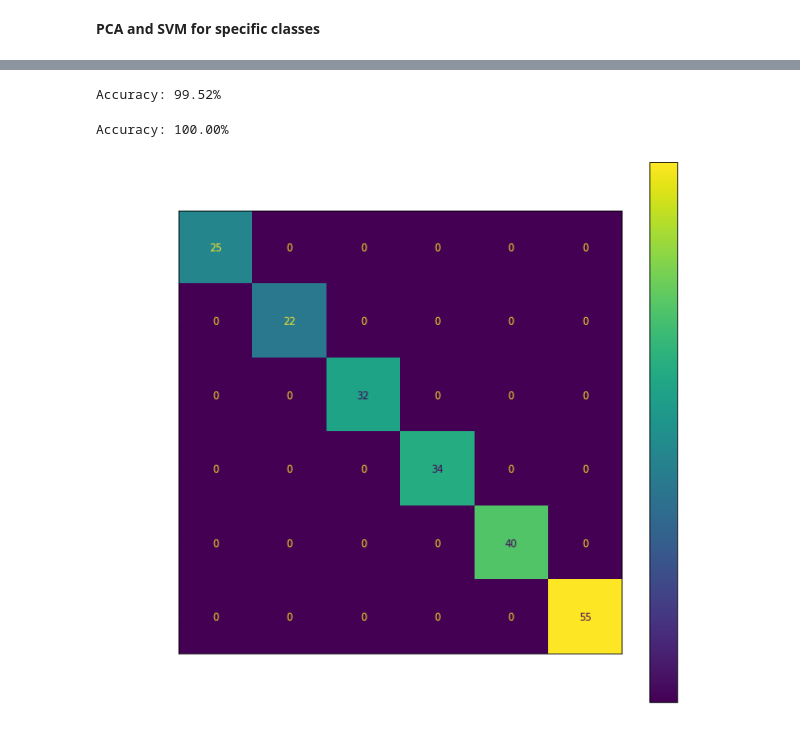
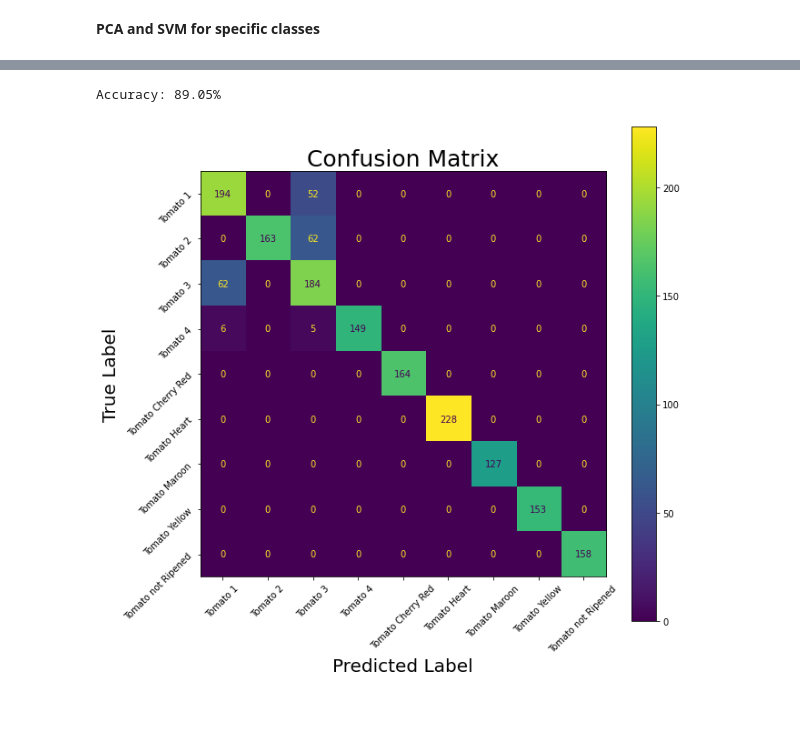
Before and after one commit to acuiram/pca-svm-classifier, a Jupyter notebook: classification-using-pca-and-svm.ipynb, the cells around one changed output, grey strips where cells are left out. Drawn from its saved outputs; the diff is of its cells as text; code cells hidden in the pictures.

Commit message:
Kaggle Notebook | Classification using PCA and SVM | Version 2

```diff
--- a/classification-using-pca-and-svm.ipynb
+++ b/classification-using-pca-and-svm.ipynb
@@ -86,7 +86,7 @@ def load_some_images(pathName, fruitList):
     return images, labels
 # %%
 ####### Set the path for the dataset #######
-# train_path = '/kaggle/input/fruits/fruits-360_dataset/fruits-360/Training'
+train_path = '/kaggle/input/fruits/fruits-360_dataset/fruits-360/Training/'
 test_path = '/kaggle/input/fruits/fruits-360_dataset/fruits-360/Test/'
 # %%
 ####### Load the dataset #######
@@ -208,0 +167,17 @@ print(selected_labels.shape)
+# %%
+####### Select some fruits to create a confusion matrix #######
+fruitList = ['Tomato 1', 'Tomato 2', 'Tomato 3', 'Tomato 4', 'Tomato Cherry Red',
+            'Tomato Heart', 'Tomato Maroon', 'Tomato Yellow', 'Tomato not Ripened']
+selected_train, label_train = load_some_images(train_path, fruitList)
+selected_test, label_test = load_some_images(test_path, fruitList)
+
+selected_train = np.array(selected_train)
+label_train = np.array(label_train)
+
+selected_test = np.array(selected_test)
+label_test = np.array(label_test)
+
+print(selected_train.shape)
+print(label_train.shape)
+print(selected_test.shape)
+print(label_test.shape)
@@ -212,5 +192,5 @@ X_train_selected, X_test_selected, y_train_selected, y_test_selected = train_tes
 # %%
 ####### Apply PCA on both the training and test set #######
 pca = PCA(n_components=5)
-X_train_pca = pca.fit_transform(X_train_selected)
-X_test_pca = pca.transform(X_test_selected)
+X_train_pca = pca.fit_transform(selected_train)
+X_test_pca = pca.transform(selected_test)
@@ -217,38 +219,36 @@ X_test_pca = pca.transform(X_test_selected)
 # %%
-####### Apply SVM without PCA #######
-svm = SVC(gamma='auto', kernel='rbf', probability=True)
-svm.fit(X_train_selected, y_train_selected)
-y_pred = svm.predict(X_test_selected)
+# ####### Apply SVM without PCA #######
+# svm = SVC(gamma='auto', kernel='rbf', probability=True)
+# svm.fit(X_train_selected, y_train_selected)
+# y_pred = svm.predict(X_test_selected)
 
-#Evaluation
-precision = metrics.accuracy_score(y_pred, y_test_selected) * 100
-print("Accuracy: {0:.2f}%".format(precision))
+# #Evaluation
+# precision = metrics.accuracy_score(y_pred, y_test_selected) * 100
+# print("Accuracy: {0:.2f}%".format(precision))
-# %% [output]
-Accuracy: 99.52%
 # %%
 ####### Apply SVM with PCA #######
-svm = SVC(gamma='auto', kernel='rbf', probability=True)
-svm.fit(X_train_pca, y_train_selected)
+svm = SVC(gamma='auto', kernel='linear', probability=True)
+svm.fit(X_train_pca, label_train)
 y_pred = svm.predict(X_test_pca)
 
 #Evaluation
-precision = metrics.accuracy_score(y_pred, y_test_selected) * 100
+precision = metrics.accuracy_score(y_pred, label_test) * 100
 print("Accuracy: {0:.2f}%".format(precision))
 # %% [output]
-Accuracy: 100.00%
+Accuracy: 89.05%
 # %%
 ####### Plot the confusion matrix #######
 
 from sklearn.metrics import ConfusionMatrixDisplay
 # cm = confusion_matrix(y_test_selected, y_pred, labels=svm.classes_)
 fig, ax = plt.subplots(figsize=(10, 10))
-ConfusionMatrixDisplay.from_predictions(y_test_selected, y_pred, ax=ax)
+ConfusionMatrixDisplay.from_predictions(label_test, y_pred, ax=ax)
 
-plt.title('Confusion Matrix', color=color)
-plt.xlabel('Predicted Label', color=color)
-plt.ylabel('True Label', color=color)
-plt.gcf().axes[0].tick_params(colors=color)
-plt.gcf().axes[1].tick_params(colors=color)
+plt.title('Confusion Matrix', fontsize=25)
+plt.xlabel('Predicted Label', fontsize=20)
+plt.ylabel('True Label', fontsize=20)
+plt.gcf().axes[0].tick_params(rotation=45)
+plt.gcf().axes[1].tick_params()
 plt.show()
 # %% [output]
-[figure, old version]
+[figure, new version]
```
Also changed, not shown: parts of 10 cells of this notebook.
